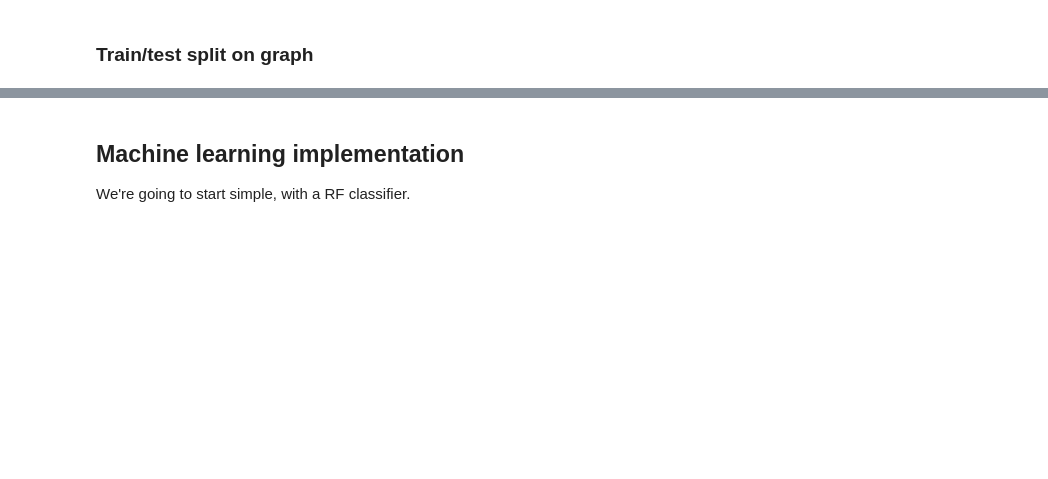
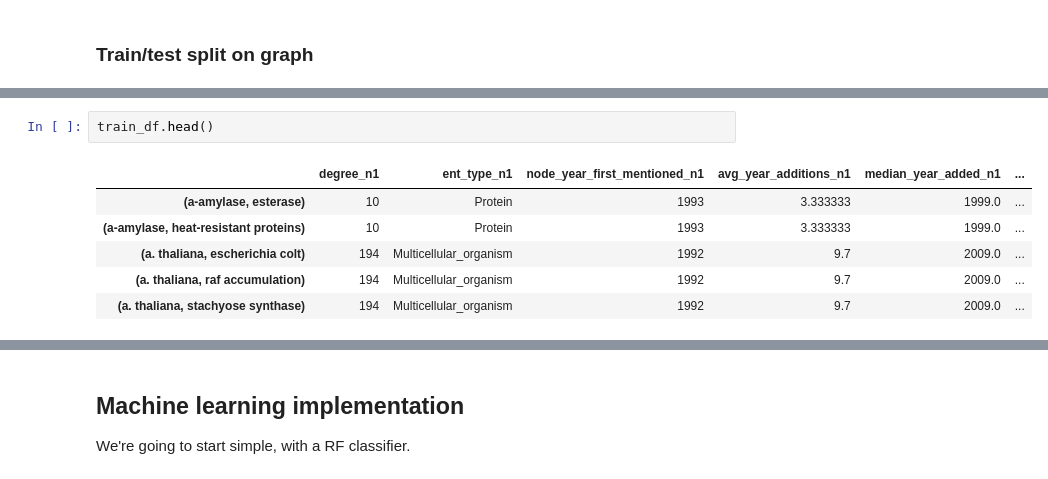
Before and after one commit to serenalotreck/literature-genes, a Jupyter notebook: notebooks/link_prediction.ipynb, the cells around one changed output, grey strips where cells are left out. Cells and saved outputs as stored; diff of their text form; blank space fills up the shorter version.

```diff
--- a/notebooks/link_prediction.ipynb
+++ b/notebooks/link_prediction.ipynb
@@ -519,0 +509,9 @@ X_train, X_test, y_train, y_test = train_test_split(feature_df.drop(columns='lab
+# %%
+train_df.head()
+# %% [output]
+|  | degree_n1 | ent_type_n1 | node_year_first_mentioned_n1 | avg_year_additions_n1 | median_year_added_n1 | ... |
+| (a-amylase, esterase) | 10 | Protein | 1993 | 3.333333 | 1999.0 | ... |
+| (a-amylase, heat-resistant proteins) | 10 | Protein | 1993 | 3.333333 | 1999.0 | ... |
+| (a. thaliana, escherichia colt) | 194 | Multicellular_organism | 1992 | 9.7 | 2009.0 | ... |
+| (a. thaliana, raf accumulation) | 194 | Multicellular_organism | 1992 | 9.7 | 2009.0 | ... |
+| (a. thaliana, stachyose synthase) | 194 | Multicellular_organism | 1992 | 9.7 | 2009.0 | ... |
```
Also changed, not shown: parts of 23 cells of this notebook, 3 other files.
